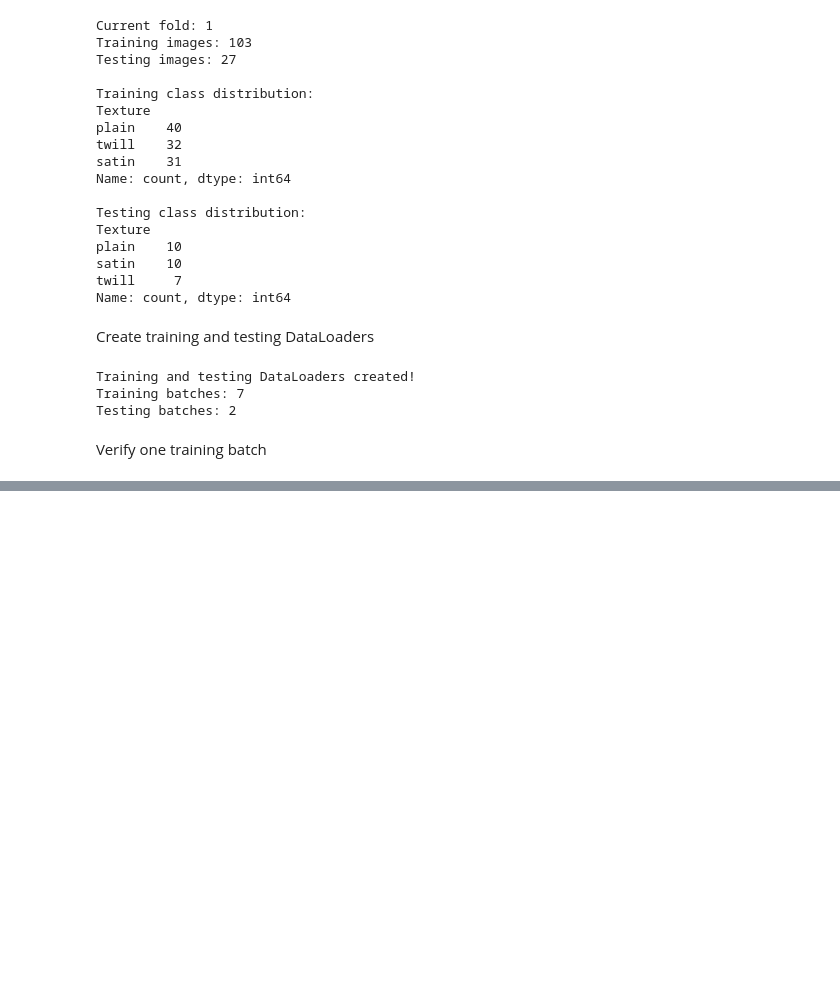
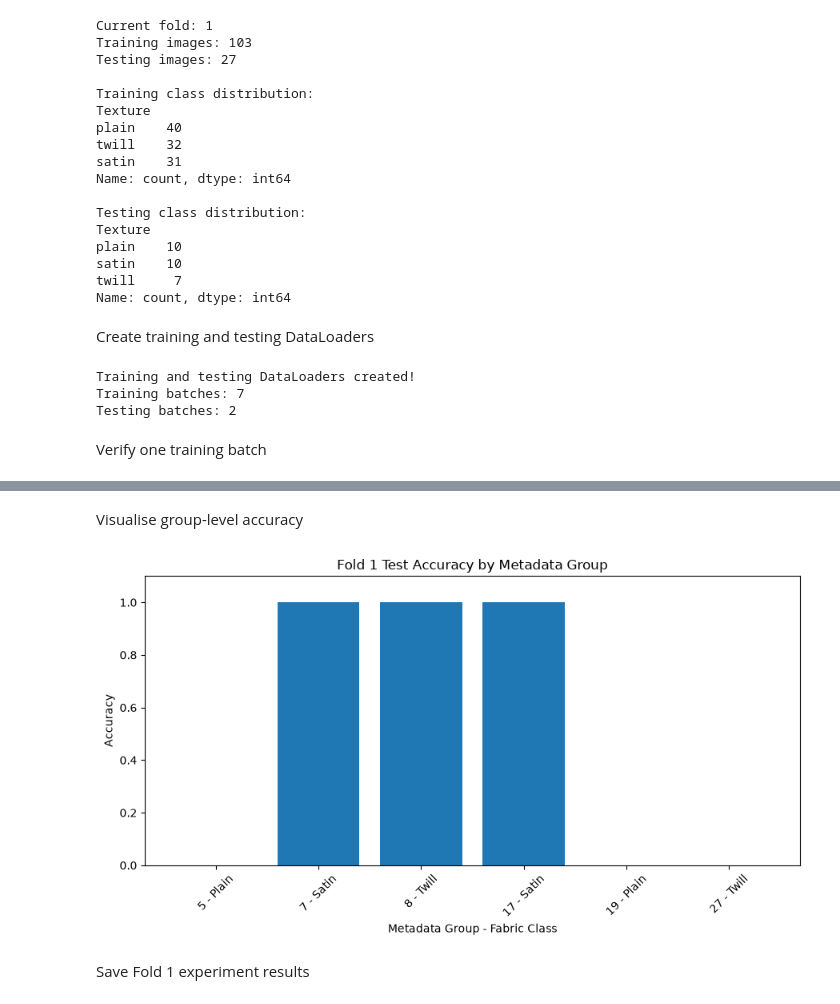
Before and after one commit to DivanLakshika/masters-capstone-ml-project-268468L, a Jupyter notebook: notebooks/02_model_training.ipynb, the cells around one changed output, grey strips where cells are left out. Cells and saved outputs as stored; diff of their text form; code cells hidden in the pictures; blank space fills up the shorter version.

```diff
--- a/notebooks/02_model_training.ipynb
+++ b/notebooks/02_model_training.ipynb
@@ -289,0 +1093,22 @@ final classification layer for the three woven fabric classes.
+# %%
+# Combine test results with group information
+
+group_results = results_df.merge(
+    metadata_df[["image_filename", "group_id"]],
+    on="image_filename",
+    how="left"
+)
+
+# Calculate performance for each metadata group
+group_summary = (
+    group_results
+    .groupby(["group_id", "actual_class"])
+    .agg(
+        total_images=("image_filename", "count"),
+        correct_predictions=("correct", "sum"),
+        accuracy=("correct", "mean")
+    )
+    .reset_index()
+)
+
+display(group_summary)
@@ -289,0 +1123,28 @@ final classification layer for the three woven fabric classes.
+# %% [markdown]
+Visualise group-level accuracy
+# %%
+plt.figure(figsize=(9, 5))
+
+group_labels = (
+    group_summary["group_id"].astype(str)
+    + " - "
+    + group_summary["actual_class"].str.title()
+)
+
+plt.bar(
+    group_labels,
+    group_summary["accuracy"]
+)
+
+plt.xlabel("Metadata Group - Fabric Class")
+plt.ylabel("Accuracy")
+plt.title("Fold 1 Test Accuracy by Metadata Group")
+plt.ylim(0, 1.1)
+plt.xticks(rotation=45)
+
+plt.tight_layout()
+plt.show()
+# %% [output]
+[figure, added]
+# %% [markdown]
+Save Fold 1 experiment results
```
Also changed, not shown: parts of 62 cells of this notebook.
